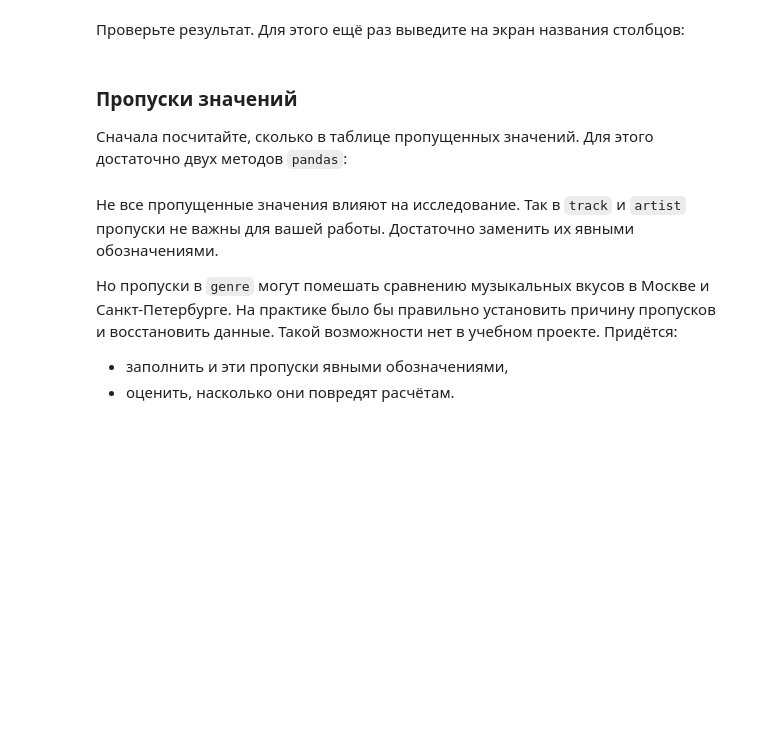
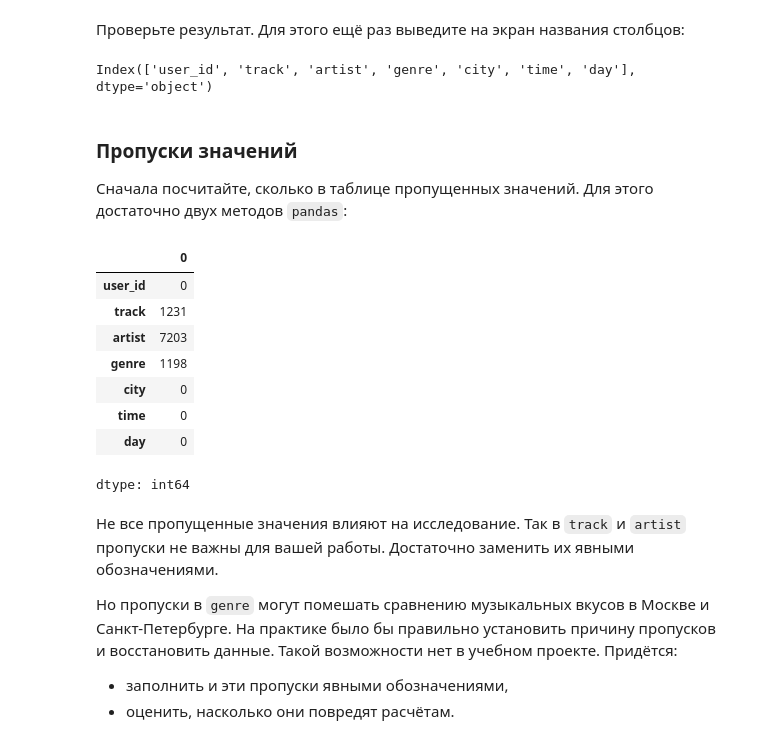
Before and after one commit to bakhodirabdullayevich/yandex_music, a Jupyter notebook: yandex_music_project.ipynb, the cells around one changed output. Drawn from its saved outputs; the diff is of its cells as text; code cells hidden in the pictures; blank space fills up the shorter version.

```diff
--- a/yandex_music_project.ipynb
+++ b/yandex_music_project.ipynb
@@ -95,11 +130,25 @@
 Проверьте результат. Для этого ещё раз выведите на экран названия столбцов:
 # %%
 # проверка результатов - перечень названий столбцов
+df.columns
+# %% [output]
+Index(['user_id', 'track', 'artist', 'genre', 'city', 'time', 'day'], dtype='object')
 # %% [markdown]
 ### Пропуски значений
 Сначала посчитайте, сколько в таблице пропущенных значений. Для этого достаточно двух методов `pandas`:
 # %%
 # подсчёт пропусков
+df.isna().sum()
+# %% [output]
+|  | 0 |
+| user_id | 0 |
+| track | 1231 |
+| artist | 7203 |
+| genre | 1198 |
+| city | 0 |
+| time | 0 |
+| day | 0 |
+dtype: int64
 # %% [markdown]
 Не все пропущенные значения влияют на исследование. Так в `track` и `artist` пропуски не важны для вашей работы. Достаточно заменить их явными обозначениями.
 
```
Also changed, not shown: parts of 22 cells of this notebook.
